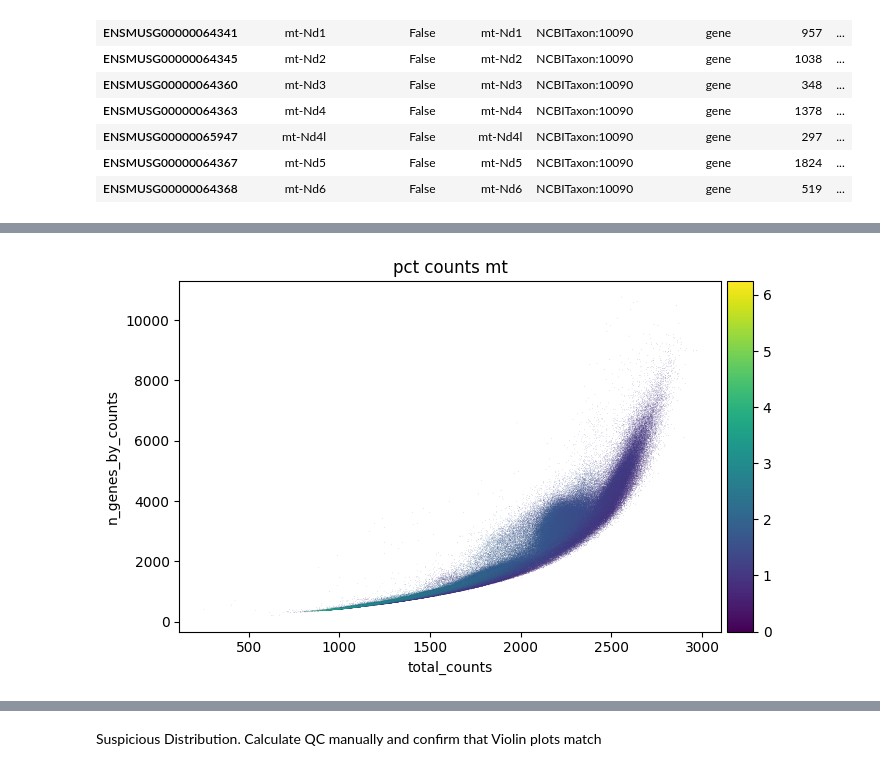
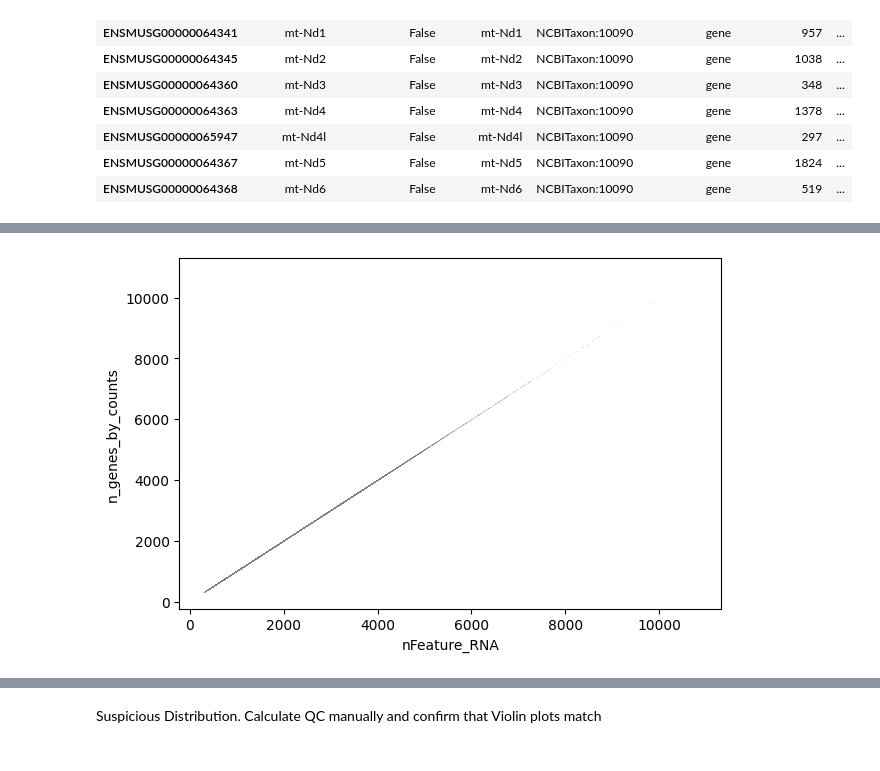
Before and after one commit to yuyanchenglab/CAMR2024, a Jupyter notebook: QualityControl.ipynb, the cells around one changed output, grey strips where cells are left out. Saved outputs shown, nothing was run; the diff lists cells and outputs as text; code cells hidden in the pictures.

```diff
--- a/QualityControl.ipynb
+++ b/QualityControl.ipynb
@@ -102,4 +121,4 @@ AttributeError: 'Legend' object has no attribute 'legendHandles'
 # %%
-sc.pl.scatter(adata, x='total_counts', y='n_genes_by_counts', color='reference', show=True)
+sc.pl.scatter(adata, x='nFeature_RNA', y='n_genes_by_counts', show=True)
 # %% [output]
-[figure, old version]
+[figure, new version]
```
Also changed, not shown: parts of 30 cells of this notebook, 11 other files.
